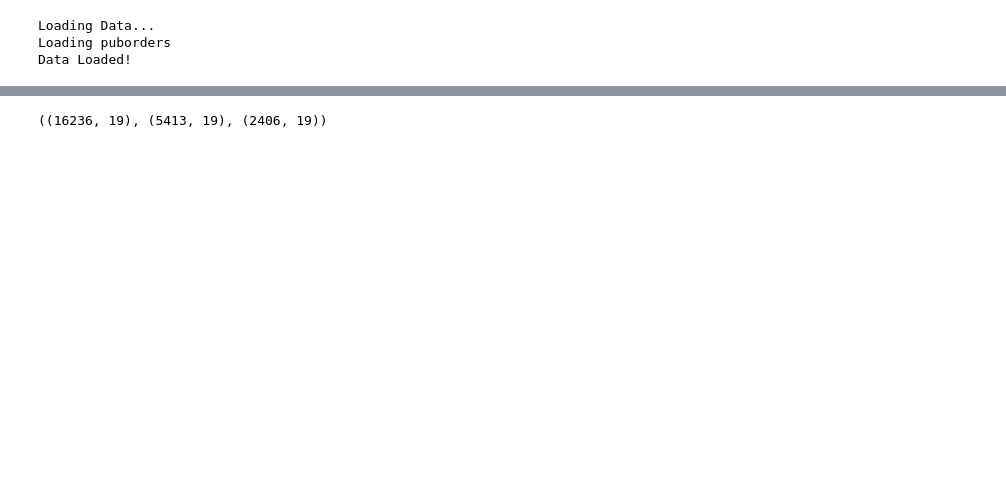
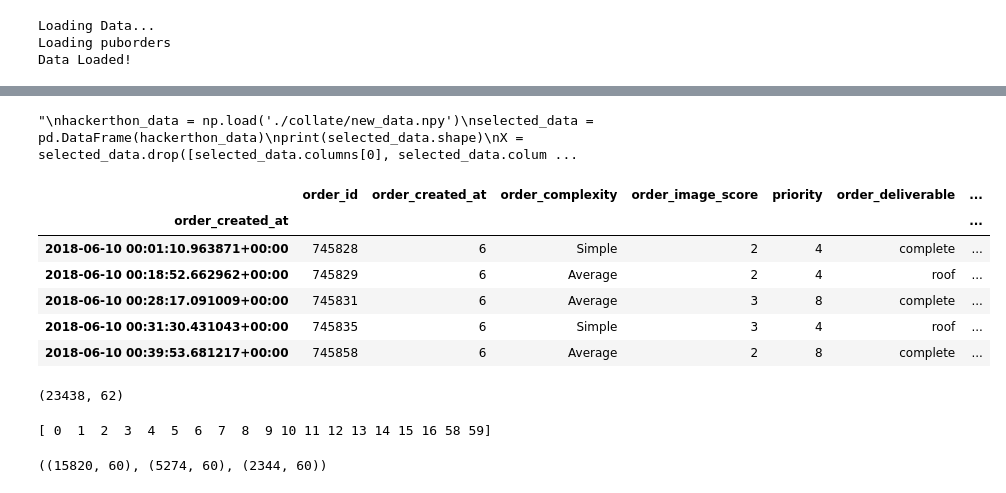
Before and after one commit to ConvMech/TAT-Estimation, a Jupyter notebook: catboost_training.ipynb, the cells around one changed output, grey strips where cells are left out. Saved outputs shown, nothing was run; the diff lists cells and outputs as text; code cells hidden in the pictures; blank space fills up the shorter version.

Commit message:
new json task data and good merge function

```diff
--- a/catboost_training.ipynb
+++ b/catboost_training.ipynb
@@ -12,6 +12,9 @@ import time
 from datetime import datetime
 from features import *
 data_loc = '../data/onepunch/'
+pd.set_option('display.max_columns', None)
+#s3://files.development.hover.to/tommy_tat_data/
+#aws s3 rm s3://files.development.hover.to/tommy_tat_data --recursive
 # %%
 def load_data():
     print("Loading Data... ")
@@ -103,8 +137,37 @@ See the caveats in the documentation: http://pandas.pydata.org/pandas-docs/stabl
+# %%
+#only for testing the effect of old data
+'''
+hackerthon_data = np.load('./collate/new_data.npy')
+selected_data = pd.DataFrame(hackerthon_data)
+print(selected_data.shape)
+X = selected_data.drop([selected_data.columns[0], selected_data.columns[-1]],axis=1)
+y = selected_data[selected_data.columns[-1]]
+print(X.shape)
+print(y.shape)
+display(X.head())
+'''
+# %% [output]
+"\nhackerthon_data = np.load('./collate/new_data.npy')\nselected_data = pd.DataFrame(hackerthon_data)\nprint(selected_data.shape)\nX = selected_data.drop([selected_data.columns[0], selected_data.colum ...
+# %%
+display(selected_data.head())
+print(selected_data.shape)
+# %% [output]
+|  | order_id | order_created_at | order_complexity | order_image_score | priority | order_deliverable | ... |
+| order_created_at |  |  |  |  |  |  | ... |
+| 2018-06-10 00:01:10.963871+00:00 | 745828 | 6 | Simple | 2 | 4 | complete | ... |
+| 2018-06-10 00:18:52.662962+00:00 | 745829 | 6 | Average | 2 | 4 | roof | ... |
+| 2018-06-10 00:28:17.091009+00:00 | 745831 | 6 | Average | 3 | 8 | complete | ... |
+| 2018-06-10 00:31:30.431043+00:00 | 745835 | 6 | Simple | 3 | 4 | roof | ... |
+| 2018-06-10 00:39:53.681217+00:00 | 745858 | 6 | Average | 2 | 8 | complete | ... |
+(23438, 62)
 # %%
 X = selected_data.drop(['order_id','turn_around_time_first_completion'],axis=1)
 y = selected_data.turn_around_time_first_completion
 # %%
 categorical_features_indices = np.where(X.dtypes != np.float)[0]
+print(categorical_features_indices)
+# %% [output]
+[ 0  1  2  3  4  5  6  7  8  9 10 11 12 13 14 15 16 58 59]
 # %%
 from sklearn.model_selection import train_test_split
 
@@ -112,8 +175,10 @@ X_train, X_test, y_train, y_test = train_test_split(X, y, train_size=0.9, random
 X_train, X_validation, y_train, y_validation = train_test_split(X_train, y_train, train_size=0.75, random_state=42)
 
 print(X_train.shape,X_validation.shape,X_test.shape)
+#print(X_train.iloc[0])
+#print(y_train.iloc[0])
 # %% [output]
-((16236, 19), (5413, 19), (2406, 19))
+((15820, 60), (5274, 60), (2344, 60))
 # %%
 from catboost import CatBoostRegressor, Pool, cv
 from sklearn.metrics import mean_absolute_error
```
Also changed, not shown: parts of 4 cells of this notebook, 23 other files.
